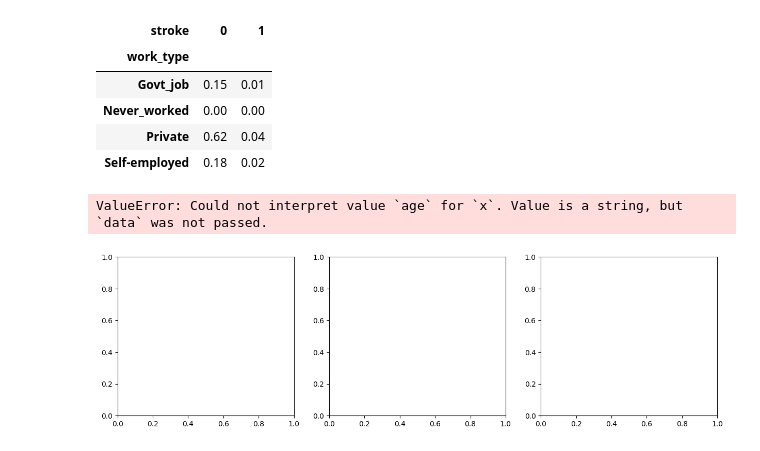
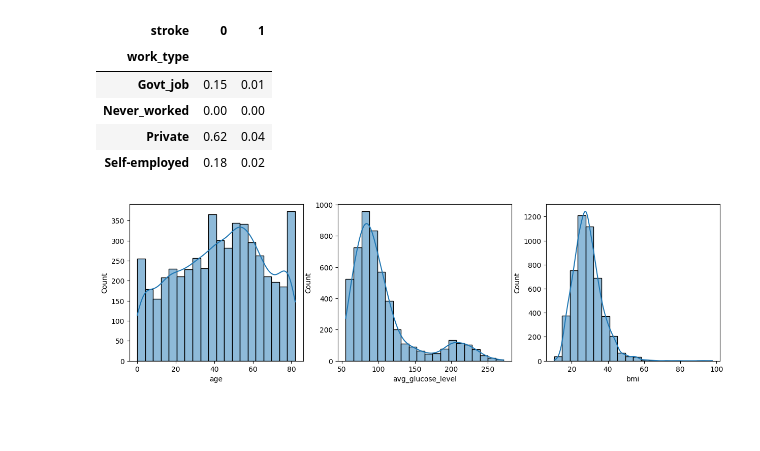
Before and after one commit to prunusmume99/kuuniv.bigdata2025, a Jupyter notebook: orange3/stroke.ipynb, the cells around one changed output. Saved outputs shown, nothing was run; the diff lists cells and outputs as text; code cells hidden in the pictures; blank space fills up the shorter version.

```diff
--- a/orange3/stroke.ipynb
+++ b/orange3/stroke.ipynb
@@ -180,16 +180,15 @@ pd.crosstab(df1['work_type'], df1['stroke'], normalize=True)
 # %%
 import matplotlib.pyplot as plt
 import seaborn as sns
 
 fig, axes = plt.subplots(1, 3, figsize=(15, 4))
 
-sns.histplot(ax=axes[0], x='age', kde=True, bins=20)
-sns.histplot(ax=axes[1], x='avg_glucose_level', kde=True, bins=20)
-sns.histplot(ax=axes[2], x='bmi', kde=True, bins=20)
+sns.histplot(data=df, ax=axes[0], x='age', kde=True, bins=20)
+sns.histplot(data=df, ax=axes[1], x='avg_glucose_level', kde=True, bins=20)
+sns.histplot(data=df, ax=axes[2], x='bmi', kde=True, bins=20)
 plt.show()
 # %% [output]
-ValueError: Could not interpret value `age` for `x`. Value is a string, but `data` was not passed.
-[figure, old version]
+[figure, new version]
 # %%
 sns.set_style('whitegrid')
 
```
Also changed, not shown: parts of 8 cells of this notebook, 20 other files.
